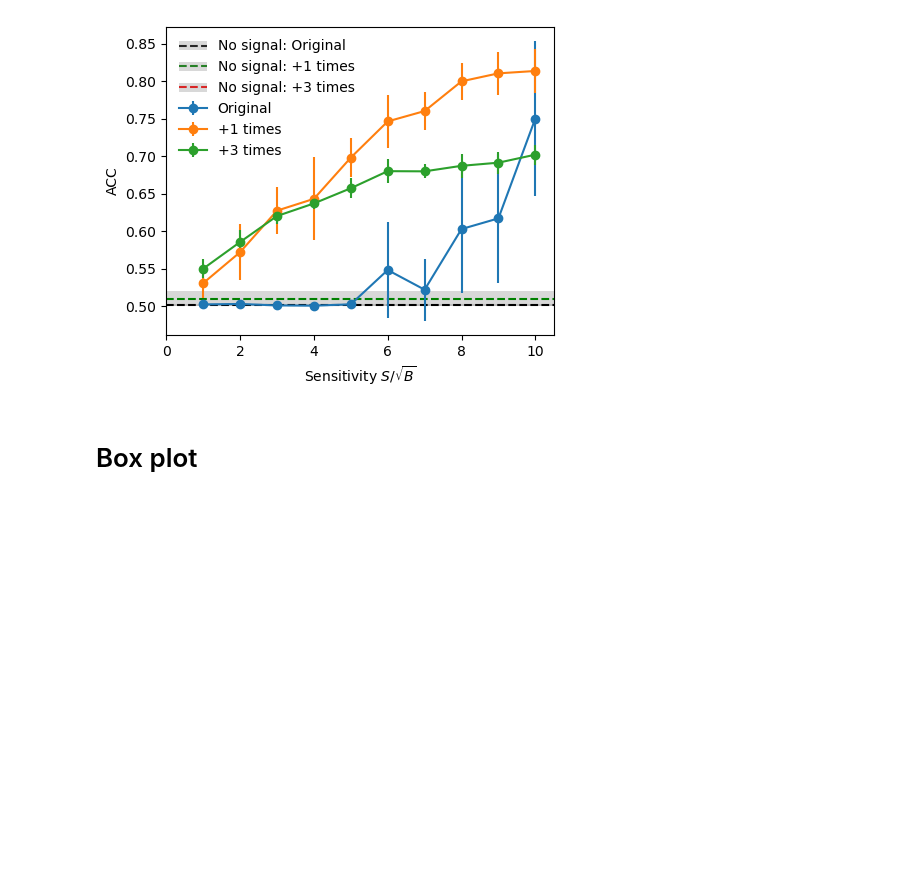
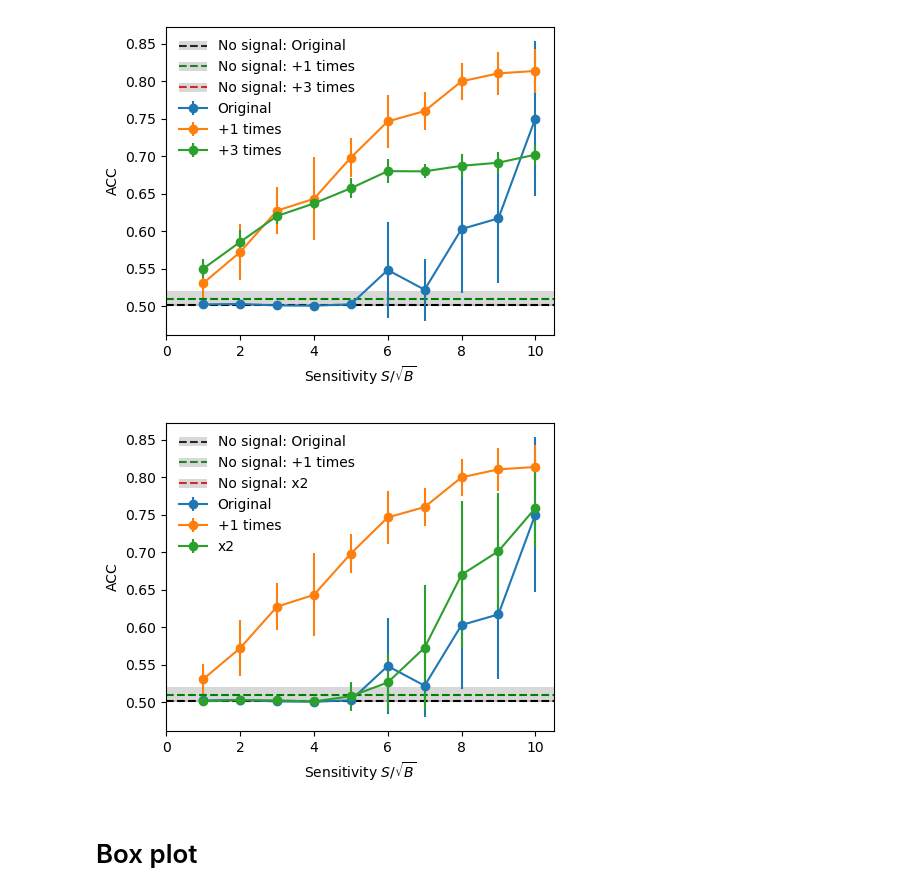
Before and after one commit to r10222035/data_augmentation, a Jupyter notebook: CNN/read_CNN_results.ipynb, the cells around one changed output. Saved outputs shown, nothing was run; the diff lists cells and outputs as text; code cells hidden in the pictures; blank space fills up the shorter version.

Commit message:
Code: Add CWoLa CNN training results with 2 times luminosity

```diff
--- a/CNN/read_CNN_results.ipynb
+++ b/CNN/read_CNN_results.ipynb
@@ -74,6 +74,22 @@ for id, sensitivity in enumerate(sensitivities_aug_3):
 row = (df['Sample Type'] == 'Sensitivity: 0.0, Augmentation: 1') & (df['Model Name'] == 'SB_0.0_aug_3')
 no_sig_acc_aug_3 = df[row]['ACC-true'].mean()
 no_sig_std_aug_3 = df[row]['ACC-true'].std()
+# %%
+ACC_x2, std_x2 = [], []
+
+sensitivities_x2 = range(1,11)
+
+for id, sensitivity in enumerate(sensitivities_x2):
+    sample_type = f'Sensitivity: {sensitivity:.1f}, Luminosity: x2'
+    model_name = f'SB_{sensitivity:.1f}_x2'
+    row = (df['Sample Type'] == sample_type) & (df['Model Name'] == model_name)
+
+    ACC_x2.append(df[row]['ACC-true'].mean())
+    std_x2.append(df[row]['ACC-true'].std())
+
+row = (df['Sample Type'] == 'Sensitivity: 0.0, Augmentation: 1') & (df['Model Name'] == 'SB_0.0_x2')
+no_sig_acc_x2 = df[row]['ACC-true'].mean()
+no_sig_std_x2 = df[row]['ACC-true'].std()
 # %%
 fig, ax = plt.subplots(1,1,figsize=(5, 4))
 # plot no signal sample ACC with error bar
@@ -154,6 +170,36 @@ plt.savefig('../figures/HVmodel_CWoLa_CNN_aug_1_3.pdf', dpi=300, facecolor='Whit
 plt.show()
 # %% [output]
 [figure]
+# %%
+fig, ax = plt.subplots(1,1,figsize=(5, 4))
+# plot no signal sample ACC with error bar
+ax.axhline(y=no_sig_acc, color='k', linestyle='--', label='No signal sample')
+ax.axhspan(no_sig_acc - no_sig_std, no_sig_acc + no_sig_std, facecolor='gray', alpha=0.3, label='Shaded Band')
+
+ax.axhline(y=no_sig_acc_aug_1, color='g', linestyle='--', label='No signal: +1 times')
+ax.axhspan(no_sig_acc_aug_1 - no_sig_std_aug_1, no_sig_acc_aug_1 + no_sig_std_aug_1, facecolor='gray', alpha=0.3, label='Shaded Band')
+
+ax.axhline(y=no_sig_acc_x2, color='r', linestyle='--', label='No signal: x2')
+ax.axhspan(no_sig_acc_x2 - no_sig_std_x2, no_sig_acc_x2 + no_sig_std_x2, facecolor='gray', alpha=0.3, label='Shaded Band')
+
+ax.errorbar(sensitivities, ACC, yerr=std, marker='o', label='Original')
+ax.errorbar(sensitivities_aug_1, ACC_aug_1, yerr=std_aug_1, marker='o', label='+1 times')
+ax.errorbar(sensitivities_x2, ACC_x2, yerr=std_x2, marker='o', label='x2')
+
+ax.set_xlabel('Sensitivity $S / \sqrt{B}$')
+ax.set_ylabel('ACC')
+
+ax.set_xlim(0, 10.5)
+
+handles, labels = ax.get_legend_handles_labels()
+handles = [(handles[0],handles[1]), (handles[2],handles[3]), (handles[4],handles[5]), *handles[6:],]
+labels = ['No signal: Original', 'No signal: +1 times', 'No signal: x2', *labels[6:]]
+ax.legend(handles, labels, frameon=False, loc='upper left')
+
+plt.savefig('../figures/HVmodel_CWoLa_CNN_aug_1_x2.pdf', dpi=300, facecolor='White', bbox_inches='tight')
+plt.show()
+# %% [output]
+[figure, added]
 # %% [markdown]
 # Box plot
 # %%
```
Also changed, not shown: 1 other file.
